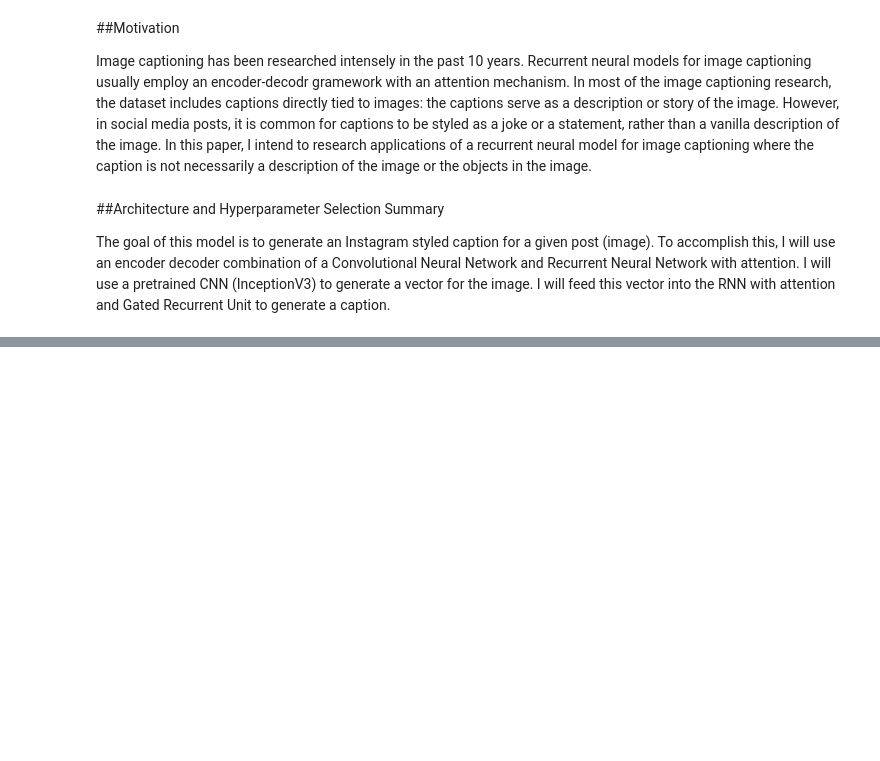
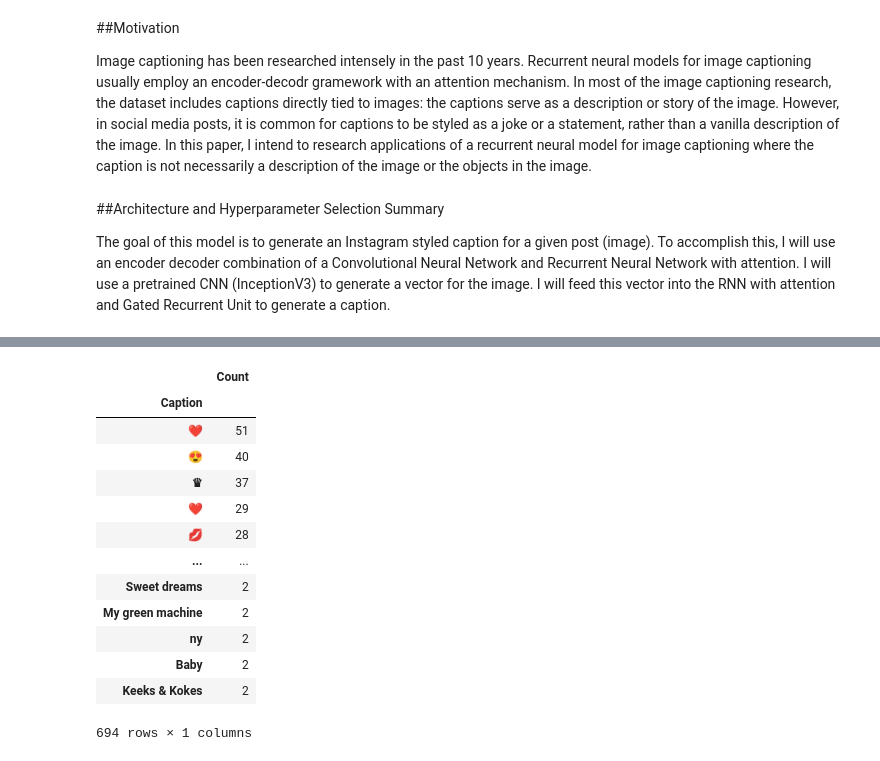
Before and after one commit to adamkhakhar/Post2Caption, a Jupyter notebook: Post2Caption.ipynb, the cells around one changed output, grey strips where cells are left out. Drawn from its saved outputs; the diff is of its cells as text; code cells hidden in the pictures; blank space fills up the shorter version.

```diff
--- a/Post2Caption.ipynb
+++ b/Post2Caption.ipynb
@@ -32,0 +152,20 @@ In the following module, I will clean and explore the data.
+# %%
+duplicated_captions_and_count = all_captions.groupby('Caption').count().sort_values(by=['Image File'], ascending=False)[all_captions.groupby('Caption').count().sort_values(by=['Image File'], ascending=False)['Image File'] > 1]
+duplicated_captions_and_count.rename(columns={'Sr No': 'Count'}, inplace=True)
+duplicated_captions_and_count.drop('Image File', 1, inplace=True)
+duplicated_captions_and_count
+# %% [output]
+|  | Count |
+| Caption |  |
+| ❤ | 51 |
+| 😍 | 40 |
+| ♛ | 37 |
+| ❤️ | 29 |
+| 💋 | 28 |
+| ... | ... |
+| Sweet dreams | 2 |
+| My green machine | 2 |
+| ny | 2 |
+| Baby | 2 |
+| Keeks & Kokes | 2 |
+694 rows × 1 columns
```
Also changed, not shown: parts of 22 cells of this notebook.
